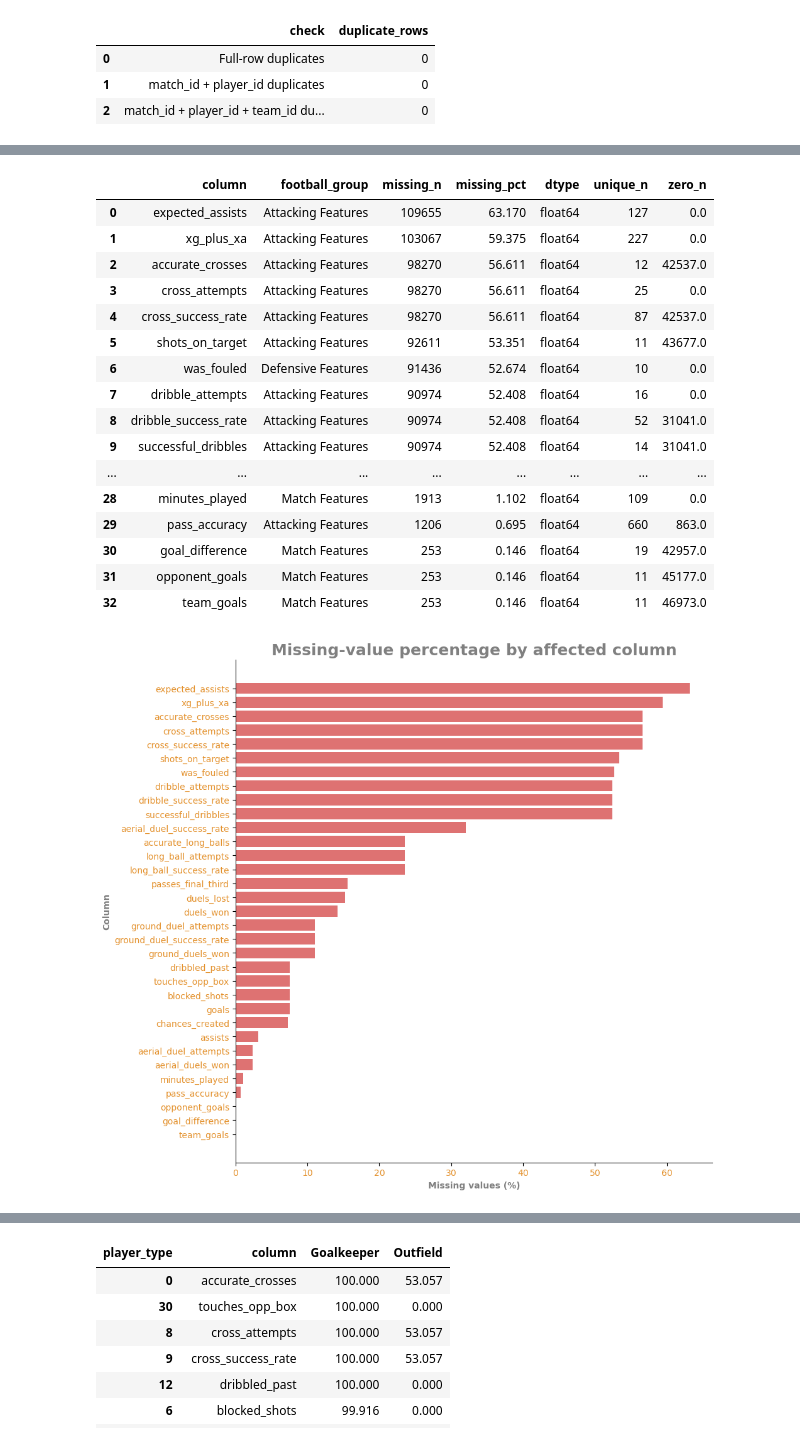
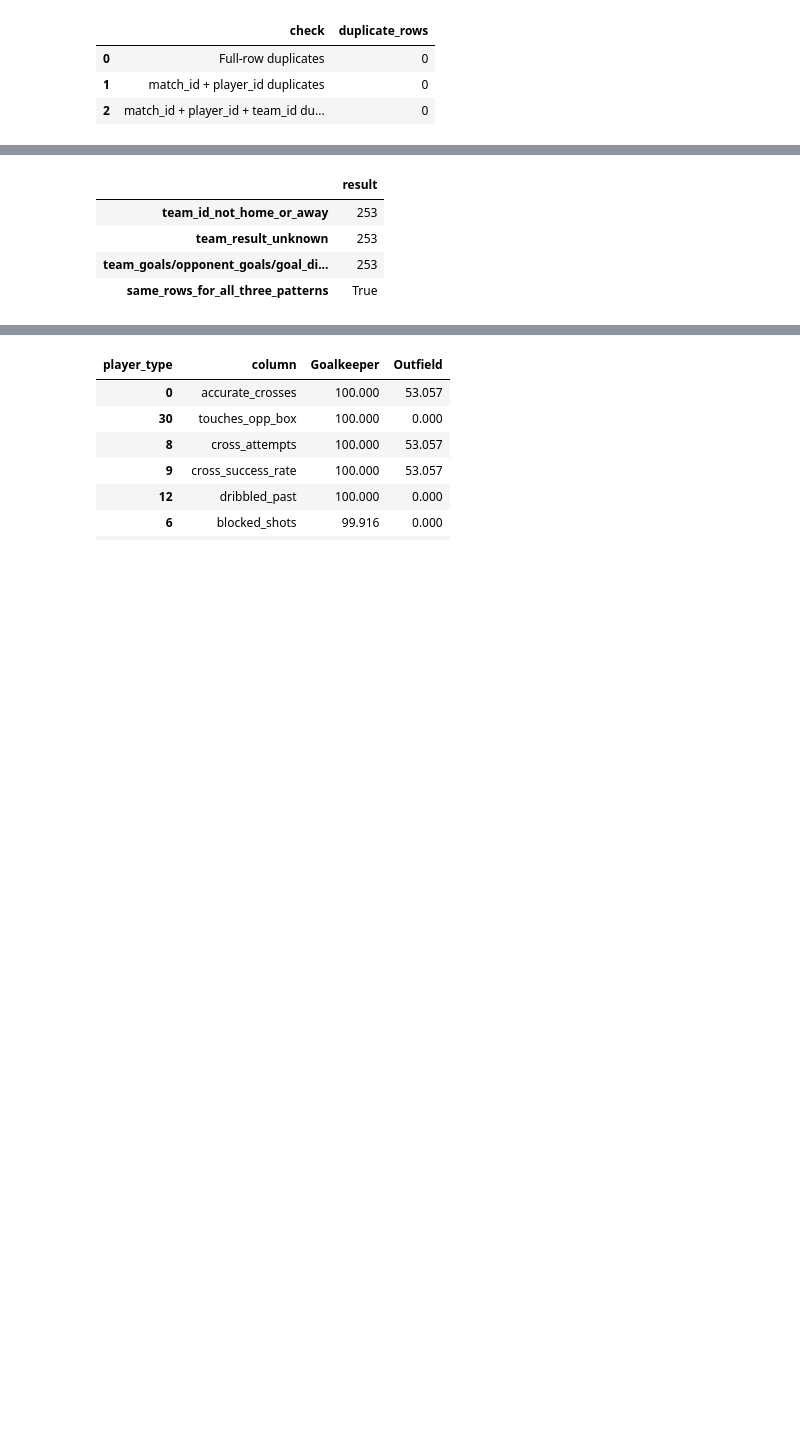
Before and after one commit to saba-ghorashi/football-player-rating-analysis, a Jupyter notebook: football_player_rating_analysis.ipynb, the cells around one changed output, grey strips where cells are left out. Saved outputs shown, nothing was run; the diff lists cells and outputs as text; code cells hidden in the pictures; blank space fills up the shorter version.

Commit message:
fix missing and EDA

```diff
--- a/football_player_rating_analysis.ipynb
+++ b/football_player_rating_analysis.ipynb
@@ -278,39 +269,30 @@ We therefore inspect patterns before deciding.
 # %%
-missing_table = (
-    audit.loc[audit["missing_n"] > 0, ["column", "football_group", "missing_n", "missing_pct", "dtype", "unique_n", "zero_n"]]
-    .sort_values(["missing_pct", "column"], ascending=[False, True])
-    .reset_index(drop=True)
+team_link_valid = df["team_id"].eq(df["home_team_id"]) | df["team_id"].eq(df["away_team_id"])
+unknown_result = df["team_result"].eq("unknown")
+missing_match_triplet = (
+    df["team_goals"].isna()
+    & df["opponent_goals"].isna()
+    & df["goal_difference"].isna()
 )
-display(missing_table)
 
-plt.figure(figsize=(10, 9))
-plot_df = missing_table.sort_values("missing_pct")
-plt.barh(plot_df["column"], plot_df["missing_pct"],color="#DE7272")
-plt.xlabel("Missing values (%)",color="gray",weight="bold")
-plt.ylabel("Column",color="gray",weight="bold")
-plt.title("Missing-value percentage by affected column",color="gray",fontsize=18,weight="bold")
-plt.xticks(color="#E4922E")
-plt.yticks(color="#E4922E")
-ax=plt.gca()
-ax.spines[["top","right"]].set_visible(False)
-plt.tight_layout()
-plt.show()
+context_issue_summary = pd.Series({
+    "team_id_not_home_or_away": int((~team_link_valid).sum()),
+    "team_result_unknown": int(unknown_result.sum()),
+    "team_goals/opponent_goals/goal_difference_all_missing": int(missing_match_triplet.sum()),
+    "same_rows_for_all_three_patterns": bool((~team_link_valid).equals(unknown_result) and unknown_result.equals(missing_match_triplet))
+})
+display(context_issue_summary.to_frame("result"))
+
+# Show a small sample for manual review.
+issue_cols = [
+    "match_id", "match_date", "home_team_id", "home_team_name",
+    "away_team_id", "away_team_name", "team_id", "team_name",
+    "is_home_team", "team_goals", "opponent_goals", "goal_difference", "team_result"
+]
+display(df.loc[~team_link_valid, issue_cols].head(20))
 # %% [output]
-|  | column | football_group | missing_n | missing_pct | dtype | unique_n | zero_n |
-| 0 | expected_assists | Attacking Features | 109655 | 63.170 | float64 | 127 | 0.0 |
-| 1 | xg_plus_xa | Attacking Features | 103067 | 59.375 | float64 | 227 | 0.0 |
-| 2 | accurate_crosses | Attacking Features | 98270 | 56.611 | float64 | 12 | 42537.0 |
-| 3 | cross_attempts | Attacking Features | 98270 | 56.611 | float64 | 25 | 0.0 |
-| 4 | cross_success_rate | Attacking Features | 98270 | 56.611 | float64 | 87 | 42537.0 |
-| 5 | shots_on_target | Attacking Features | 92611 | 53.351 | float64 | 11 | 43677.0 |
-| 6 | was_fouled | Defensive Features | 91436 | 52.674 | float64 | 10 | 0.0 |
-| 7 | dribble_attempts | Attacking Features | 90974 | 52.408 | float64 | 16 | 0.0 |
-| 8 | dribble_success_rate | Attacking Features | 90974 | 52.408 | float64 | 52 | 31041.0 |
-| 9 | successful_dribbles | Attacking Features | 90974 | 52.408 | float64 | 14 | 31041.0 |
-| ... | ... | ... | ... | ... | ... | ... | ... |
-| 28 | minutes_played | Match Features | 1913 | 1.102 | float64 | 109 | 0.0 |
-| 29 | pass_accuracy | Attacking Features | 1206 | 0.695 | float64 | 660 | 863.0 |
-| 30 | goal_difference | Match Features | 253 | 0.146 | float64 | 19 | 42957.0 |
-| 31 | opponent_goals | Match Features | 253 | 0.146 | float64 | 11 | 45177.0 |
-| 32 | team_goals | Match Features | 253 | 0.146 | float64 | 11 | 46973.0 |
+|  | result |
+| team_id_not_home_or_away | 253 |
+| team_result_unknown | 253 |
+| team_goals/opponent_goals/goal_di... | 253 |
+| same_rows_for_all_three_patterns | True |
-[figure, removed]
```
Also changed, not shown: parts of 33 cells of this notebook.
